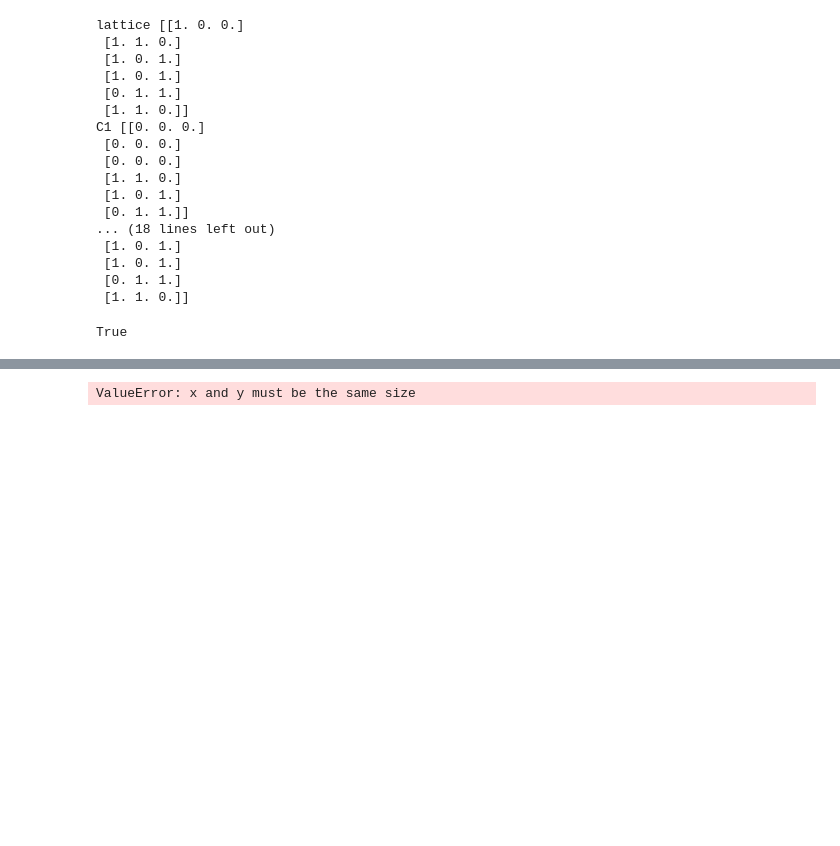
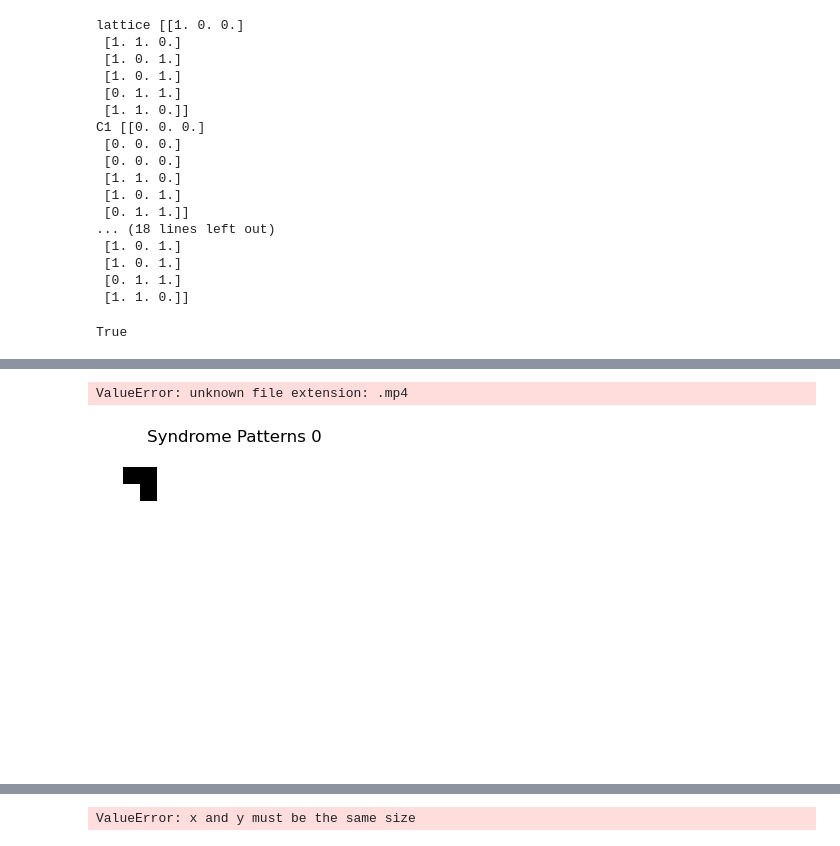
Before and after one commit to toM0dots/XYZ-color-code, a Jupyter notebook: XYZ_color_code/Optimal_decoder.ipynb, the cells around one changed output, grey strips where cells are left out. Drawn from its saved outputs; the diff is of its cells as text; code cells hidden in the pictures; blank space fills up the shorter version.

```diff
--- a/XYZ_color_code/Optimal_decoder.ipynb
+++ b/XYZ_color_code/Optimal_decoder.ipynb
@@ -75,7 +75,7 @@ def nonzero_random():
         r = random.random()
     return r
 
-def bkl_1(lattice, steps, energy_hist, error_rate, time_list):
+def bkl(lattice, steps, energy_hist, error_rate, time_list):
     f = 1e-8
     beta = math.log((3+error_rate)/error_rate)/3
     H = lattice.shape[0]
@@ -135,10 +135,4 @@ def bkl_1(lattice, steps, energy_hist, error_rate, time_list):
         # print(rho3, total_rate)
 
         time_list.append(step)
-    return lattice, classes
+    return lattice
-# %%
-lattice = lattice_space(9, 9)
-en_list = []
-time_list =[]
-lattice, classes = bkl(lattice, 100, en_list, 0.1, time_list)
-print(len(classes))
@@ -909,23 +948,26 @@ NameError: name 'monte_carlo_error' is not defined
 # %%
 %timeit
-error_rate = 0.0001
+error_rate = 0.3
 beta = math.log((3+error_rate)/error_rate)/3
-x = lattice_space(9, 6)
+x = lattice_space(18, 15)
 logicals = logical_operators(x)
-lattice = logicals[1].copy()
+lattice = logicals[3].copy()
 energy_hist = []
 time_list = []
 random.seed(1)
 # lattice = monte_carlo_error(lattice, 2, error_rate)
 truncated = False
 step = 0
+error_patterns = []
+syndromes = []
 while not truncated:
     # if step % 100 == 0:
     #     print("Step:", step)
     #     print("Energy history:", energy_hist[-10:])
     #     print("lattice", lattice)
     step += 1
-    lattice = bkl_1(lattice,  1, energy_hist, error_rate, time_list)
+    lattice = bkl(lattice,  1, energy_hist, error_rate, time_list)
+    error_patterns.append(lattice.copy())
     # lattice1, C1 = sweeper(lattice)
     # E = optimal_decoder(lattice)
     # C2 = C2_constructor(E, lattice)
@@ -941,12 +983,65 @@ while not truncated:
     # plt.show()
     # lattice = bkl(lattice, beta, 1, energy_hist, error_rate)
 
-    truncated = not logical_checks(lattice, 1)
+    truncated = not logical_checks(lattice, 3)
 
 step
+
+for pattern in error_patterns:
+    syndromes.append(syndrome_detector(pattern))
 
 mem_time = sum(time_list)
 print("Total time:", mem_time)
 print(step)
-print(time_list)
+# print(time_list)
+from matplotlib.animation import FuncAnimation, PillowWriter
+
+# Assume error_patterns is defined as a list/array of 2D patterns
+fig, ax = plt.subplots(figsize=(4, 4))
+
+def update(frame):
+    ax.clear()
+    ax.imshow(syndromes[frame], cmap='binary', interpolation='nearest')
+    ax.set_title(f"Syndrome Patterns {frame}", fontsize=12)
+    ax.axis('off')
+
+ani = FuncAnimation(fig, update, frames=len(syndromes), interval=500, repeat=True)
+
+# To display inline in a Jupyter notebook:
+from IPython.display import HTML
+HTML(ani.to_jshtml())
+
+# To save as a GIF file:
+ani.save('syndrome_patterns.mp4', writer='ffmpeg', dpi=200)
+
+from matplotlib.animation import FuncAnimation, PillowWriter
+
+# Assume error_patterns is defined as a list/array of 2D patterns
+fig, ax = plt.subplots(figsize=(4, 4))
+
+def update(frame):
+    ax.clear()
+    ax.imshow(error_patterns[frame], cmap='binary', interpolation='nearest')
+    ax.set_title(f"Error Pattern {frame}", fontsize=12)
+    ax.axis('off')
+
+ani = FuncAnimation(fig, update, frames=len(error_patterns), interval=100, repeat=True)
+
+# To display inline in a Jupyter notebook:
+from IPython.display import HTML
+HTML(ani.to_jshtml())
+
+# To save as a GIF file:
+ani.save('error_patterns.mp4', writer='ffmpeg', dpi=200)
+
+# for pattern in error_patterns:
+#     plt.figure(figsize=(4, 4))
+#     plt.imshow(pattern, cmap='binary', interpolation='nearest')
+#     plt.title("Error Pattern")
+#     plt.show()
+# for syndrome in syndromes:
+#     plt.figure(figsize=(4, 4))
+#     plt.imshow(syndrome, cmap='binary', interpolation='nearest')
+#     plt.title("Syndrome")
+#     plt.show()
 # %% [output]
@@ -956,3 +1051,5 @@ Total time: 111939.8617776582
+ValueError: unknown file extension: .mp4
+[figure, added]
 # %%
 %timeit
 error_rate = 0.0001
```
Also changed, not shown: parts of 6 cells of this notebook, 6 other files.
